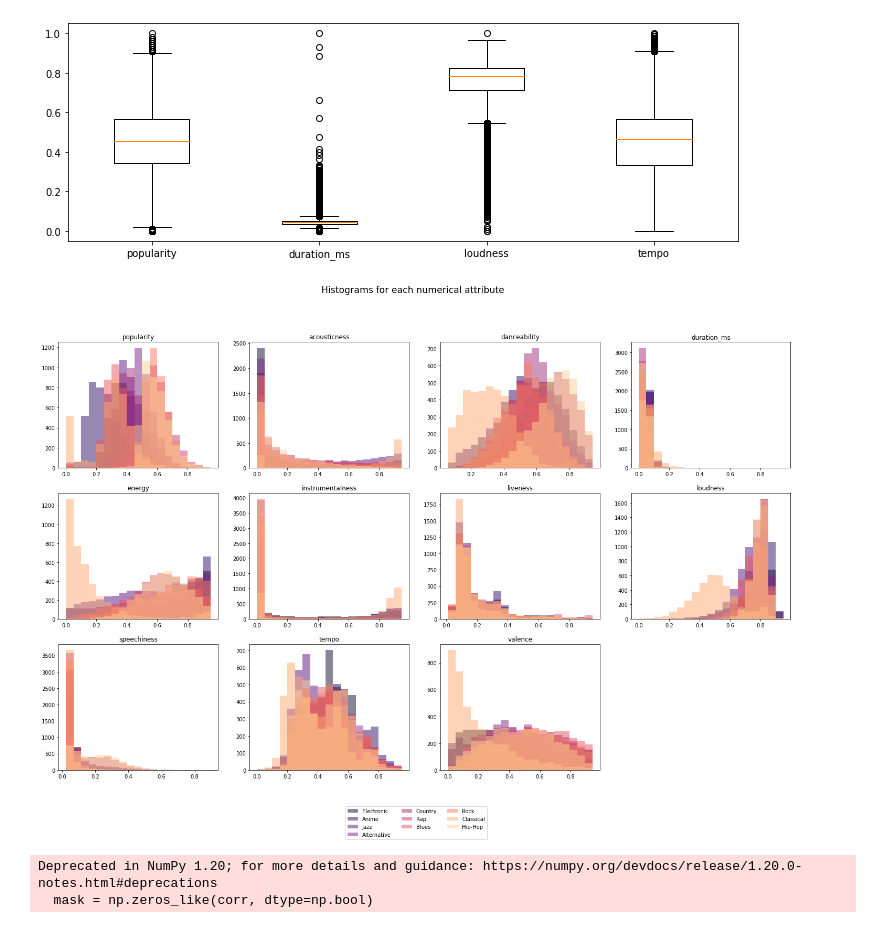
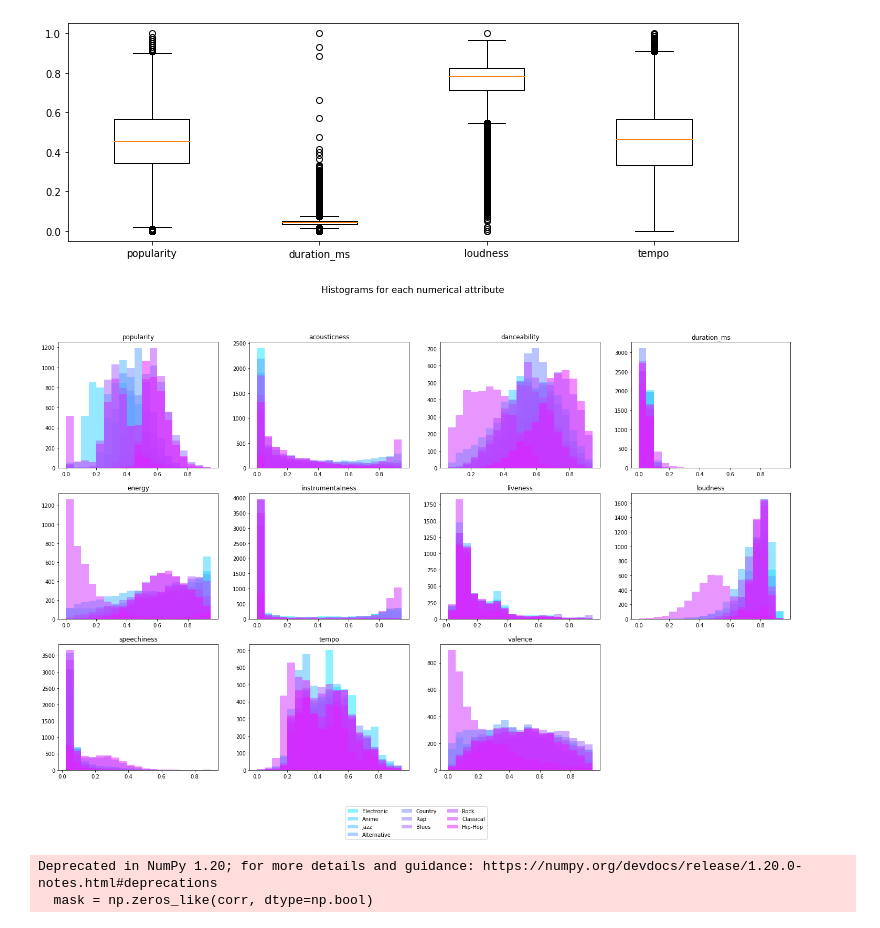
Before and after one commit to alarsen123/music-genre-classification, a Jupyter notebook: MLP2/analysis/analysis.ipynb, the cells around one changed output. Cells and saved outputs as stored; diff of their text form; code cells hidden in the pictures.

Commit message:
finished csv data visualization

```diff
--- a/MLP2/analysis/analysis.ipynb
+++ b/MLP2/analysis/analysis.ipynb
@@ -434,26 +434,26 @@ plt.show()
 # %%
 gs = dropped.music_genre.unique()
 numeric = dropped.columns.drop(['instance_id', 'artist_name', 'track_name', 'key', 'mode', 'obtained_date', 'music_genre'])
-colors = sns.color_palette('magma',10)
+colors = sns.color_palette('cool',10)
 
 fig, axs = plt.subplots(3,4, figsize = (25,15))
 i = 0
 for col in numeric:
     idx = (int(i/4), i%4)
     min = dropped[col].min()
     max = dropped[col].max()
     diff = max-min
     binw = [x*diff/20+min for x in range(20)]
     img = [axs[idx].hist(x=dropped[dropped['music_genre'] == gs[i]][col], bins=binw, alpha=0.5, histtype='bar', color = colors[i])
      for i in range(len(gs))]
     axs[idx].set(title = col)
     i += 1
 fig.delaxes(axs[(int(i/4), i%4)])
 fig.legend(labels=[dropped[dropped['music_genre'] == gs[i]]['music_genre'].iloc[0] for i in range(len(gs))], ncol=3, loc = 8, fontsize = 'medium', frameon=True, borderaxespad=0.5)
 fig.suptitle('Histograms for each numerical attribute',size='xx-large')
 plt.show()
 # %% [output]
-[figure, old version]
+[figure, new version]
 # %%
 import matplotlib.pyplot as plt
 import seaborn as sns
```
